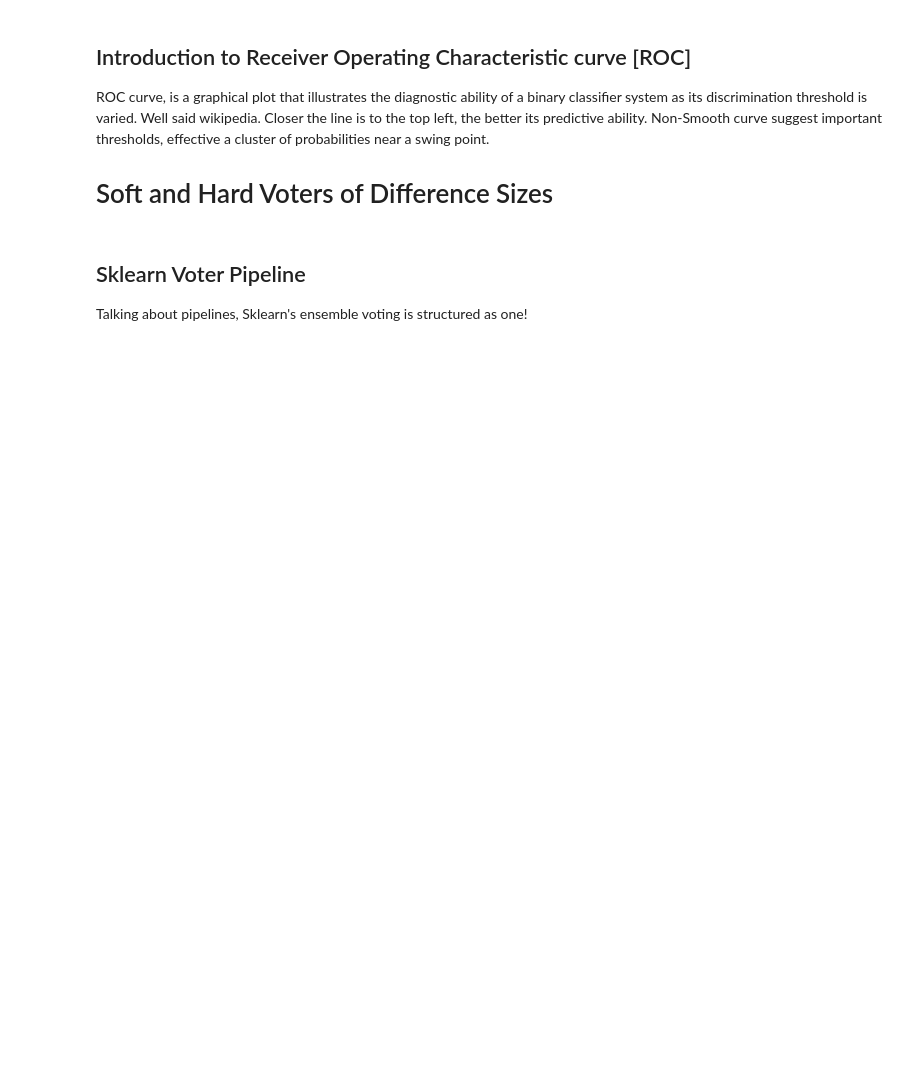
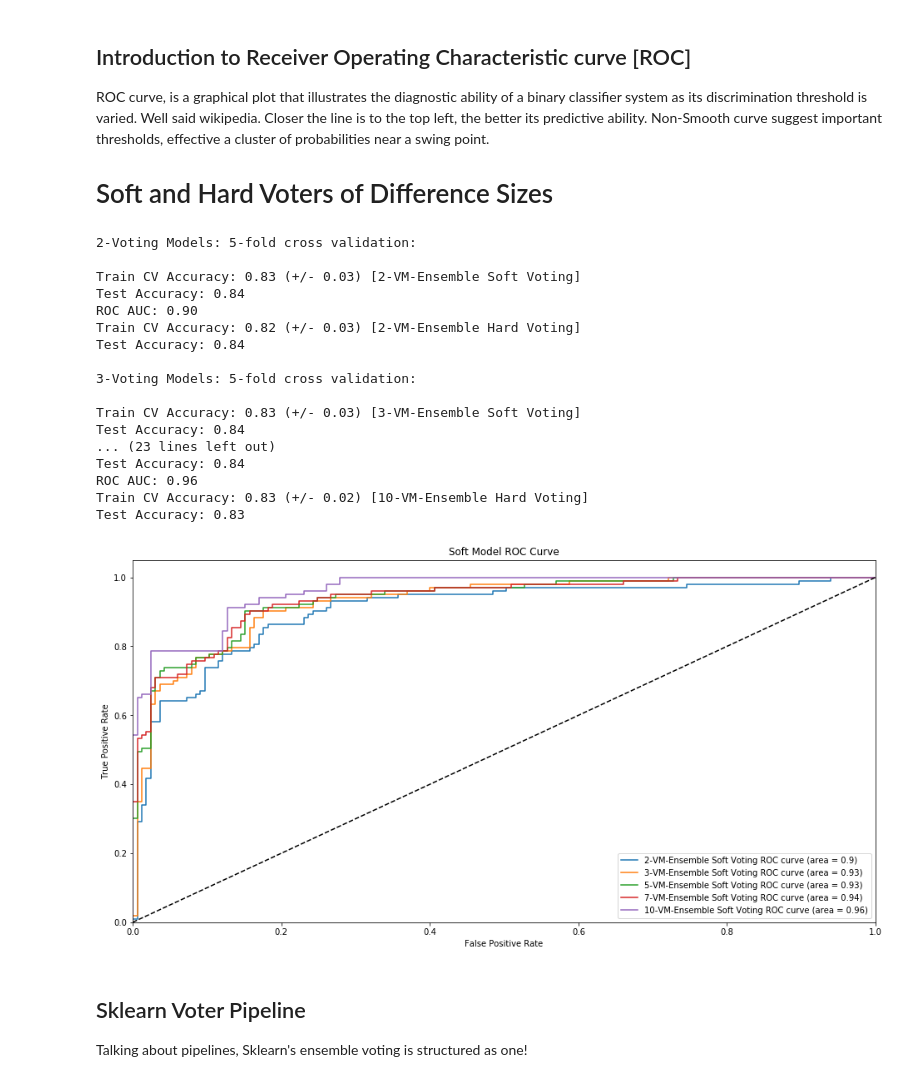
Before and after one commit to Tariq-Anwar/Machine-Learning, a Jupyter notebook: Classification/Titanic Disaster Survival- A Supervised Learning Classification Problem.ipynb, the cells around one changed output. Drawn from its saved outputs; the diff is of its cells as text; code cells hidden in the pictures; blank space fills up the shorter version.

```diff
--- a/Classification/Titanic Disaster Survival- A Supervised Learning Classification Problem.ipynb
+++ b/Classification/Titanic Disaster Survival- A Supervised Learning Classification Problem.ipynb
@@ -1043,34 +1334,53 @@ for x in [2,3,5,7,10]:
         # Model on Full Data
         md = clf.fit(X,y)
         submission = md.predict(test_df)
         df = pd.DataFrame({'PassengerId':test_df.index,'Survived':submission})
-        df.to_csv("{}.csv".format(label),header=True,index=False)
+        # df.to_csv("{}.csv".format(label),header=True,index=False)
 
         if clf is ECH:
             # Hard Correlation
             train_hard_pred_matrix = pd.concat((train_hard_pred_matrix, pd.DataFrame({label: md.predict(X)})), axis=1)
             test_hard_pred_matrix = pd.concat((test_hard_pred_matrix, pd.DataFrame({label: submission})), axis=1)
 
         elif clf is ECS:
             # Add to Roc Curve
             fpr, tpr, _ = roc_curve(y_test, md.predict_proba(X_test)[:,1])
             roc_auc = auc(fpr, tpr)
             print('ROC AUC: %0.2f' % roc_auc)
             plt.plot(fpr, tpr, label='{} ROC curve (area = {:.2})'.format(label, roc_auc))
             # Soft Correlation
             train_soft_pred_matrix = pd.concat((train_soft_pred_matrix, pd.DataFrame({label: md.predict(X)})), axis=1)
             test_soft_pred_matrix = pd.concat((test_soft_pred_matrix, pd.DataFrame({label: md.predict_proba(test_df)[:,1]})), axis=1)
 
 
 # Plot
 plt.plot([0, 1], [0, 1], 'k--')
 plt.xlim([0.0, 1.0])
 plt.ylim([0.0, 1.05])
 plt.xlabel('False Positive Rate')
 plt.ylabel('True Positive Rate')
 plt.title('Soft Model ROC Curve')
 plt.legend(loc="lower right")
 plt.show()
+# %% [output]
+2-Voting Models: 5-fold cross validation:
+
+Train CV Accuracy: 0.83 (+/- 0.03) [2-VM-Ensemble Soft Voting]
+Test Accuracy: 0.84
+ROC AUC: 0.90
+Train CV Accuracy: 0.82 (+/- 0.03) [2-VM-Ensemble Hard Voting]
+Test Accuracy: 0.84
+
+3-Voting Models: 5-fold cross validation:
+
+Train CV Accuracy: 0.83 (+/- 0.03) [3-VM-Ensemble Soft Voting]
+Test Accuracy: 0.84
+... (23 lines left out)
+Test Accuracy: 0.84
+ROC AUC: 0.96
+Train CV Accuracy: 0.83 (+/- 0.02) [10-VM-Ensemble Hard Voting]
+Test Accuracy: 0.83
+[figure, added]
 # %% [markdown]
 ## Sklearn Voter Pipeline
 
```
Also changed, not shown: parts of 54 cells of this notebook, 8 other files.
